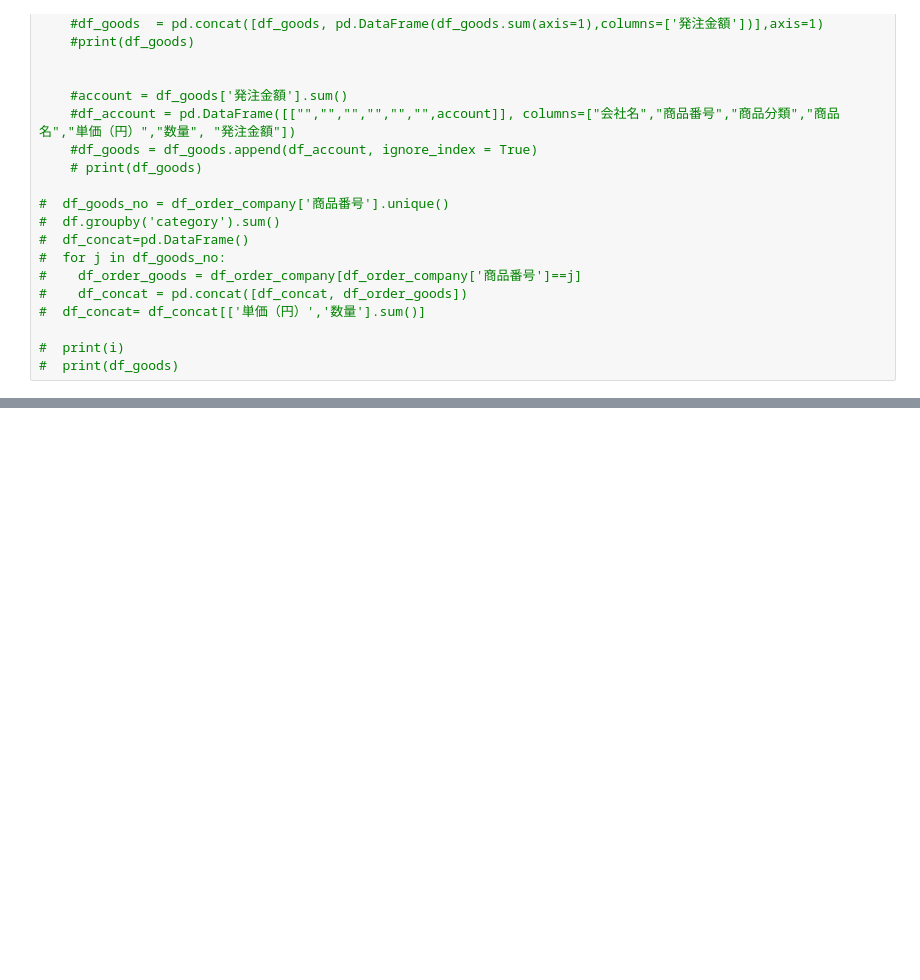
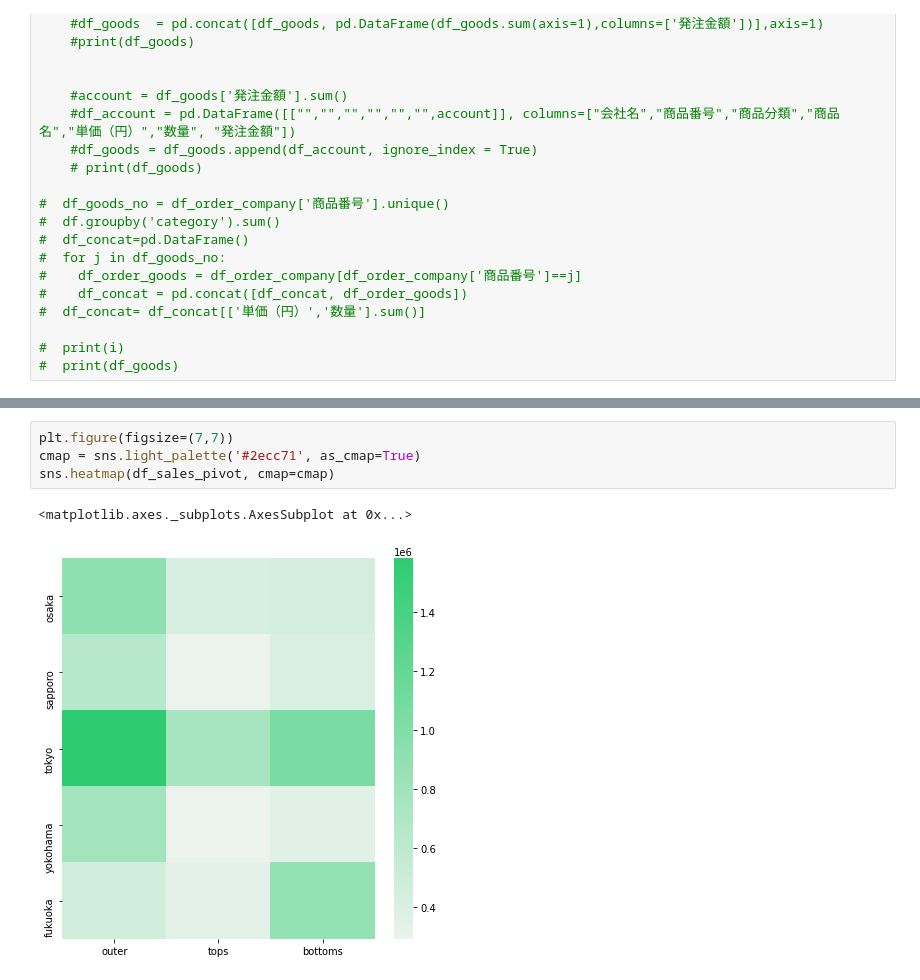
Before and after one commit to nin844/it_practice, a Jupyter notebook: pandas02.ipynb, the cells around one changed output, grey strips where cells are left out. Drawn from its saved outputs; the diff is of its cells as text; blank space fills up the shorter version.

```diff
--- a/pandas02.ipynb
+++ b/pandas02.ipynb
@@ -155,0 +742,7 @@ for i in company_name:
+# %%
+plt.figure(figsize=(7,7))
+cmap = sns.light_palette('#2ecc71', as_cmap=True)
+sns.heatmap(df_sales_pivot, cmap=cmap)
+# %% [output]
+<matplotlib.axes._subplots.AxesSubplot at 0x...>
+[figure, added]
```
Also changed, not shown: parts of 104 cells of this notebook.
